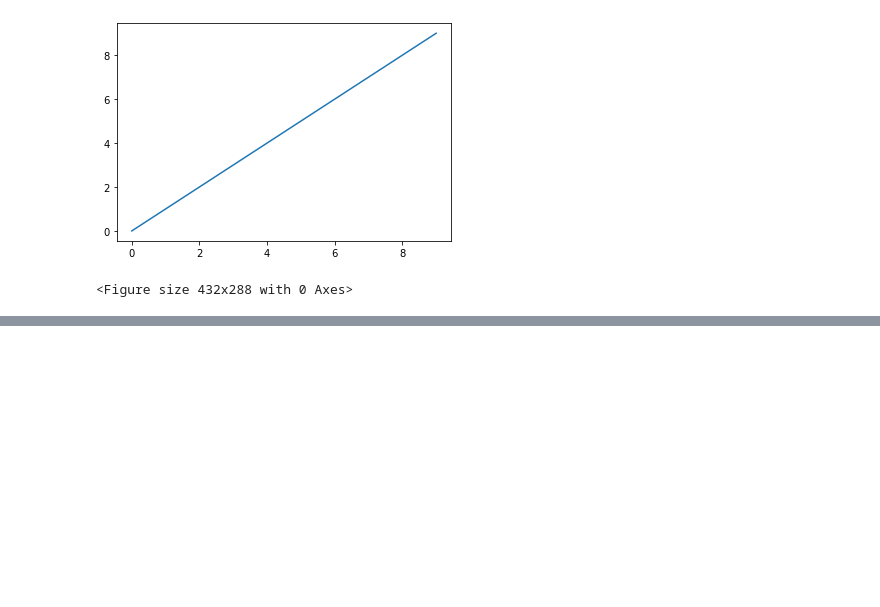
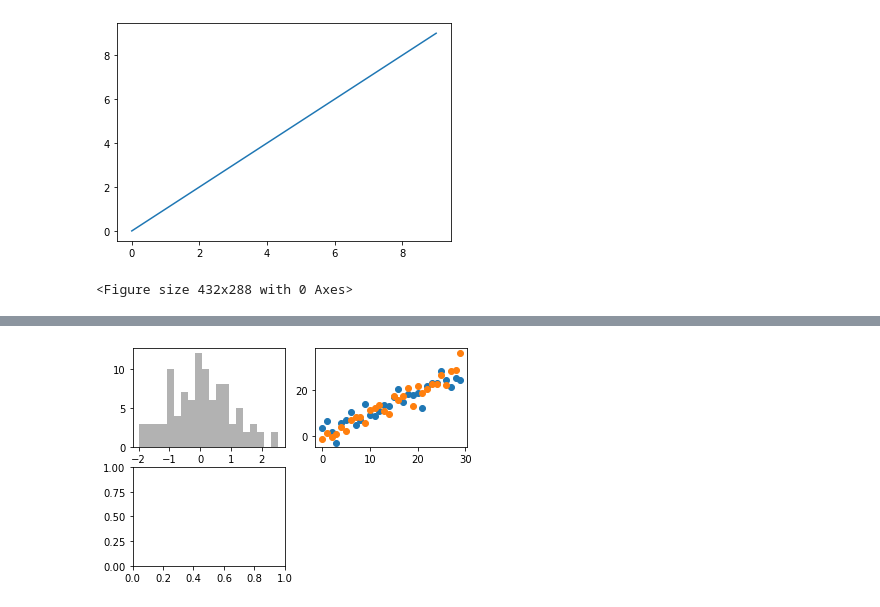
Before and after one commit to Eyecaramba/TIL, a Jupyter notebook: python/7.matplotlib.ipynb, the cells around one changed output, grey strips where cells are left out. Saved outputs shown, nothing was run; the diff lists cells and outputs as text; code cells hidden in the pictures; blank space fills up the shorter version.

```diff
--- a/python/7.matplotlib.ipynb
+++ b/python/7.matplotlib.ipynb
@@ -28 +38,6 @@ ax3 = fig.add_subplot(2,2,3)
+# %%
+ax2.scatter(np.arange(30),np.arange(30) + 3 * np.random.randn(30))
+fig
+# %% [output]
+[figure, added]
 # %%
```
Also changed, not shown: parts of 20 cells of this notebook, 9 other files.
